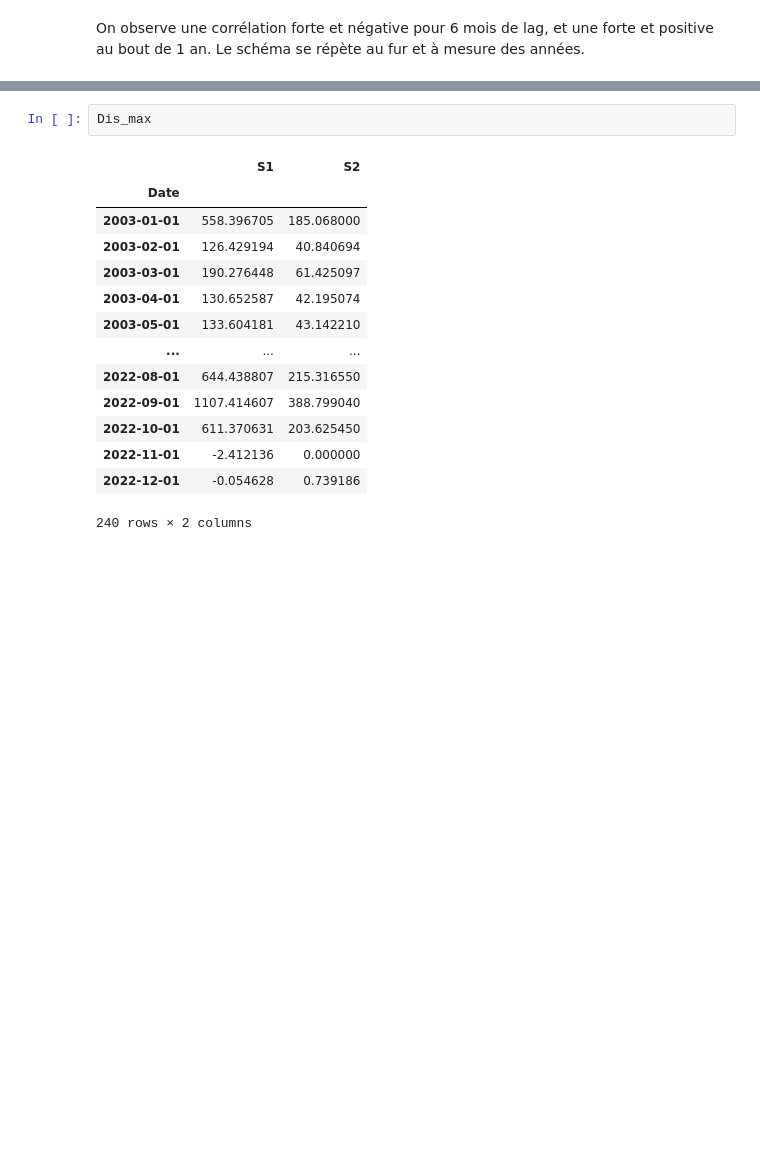
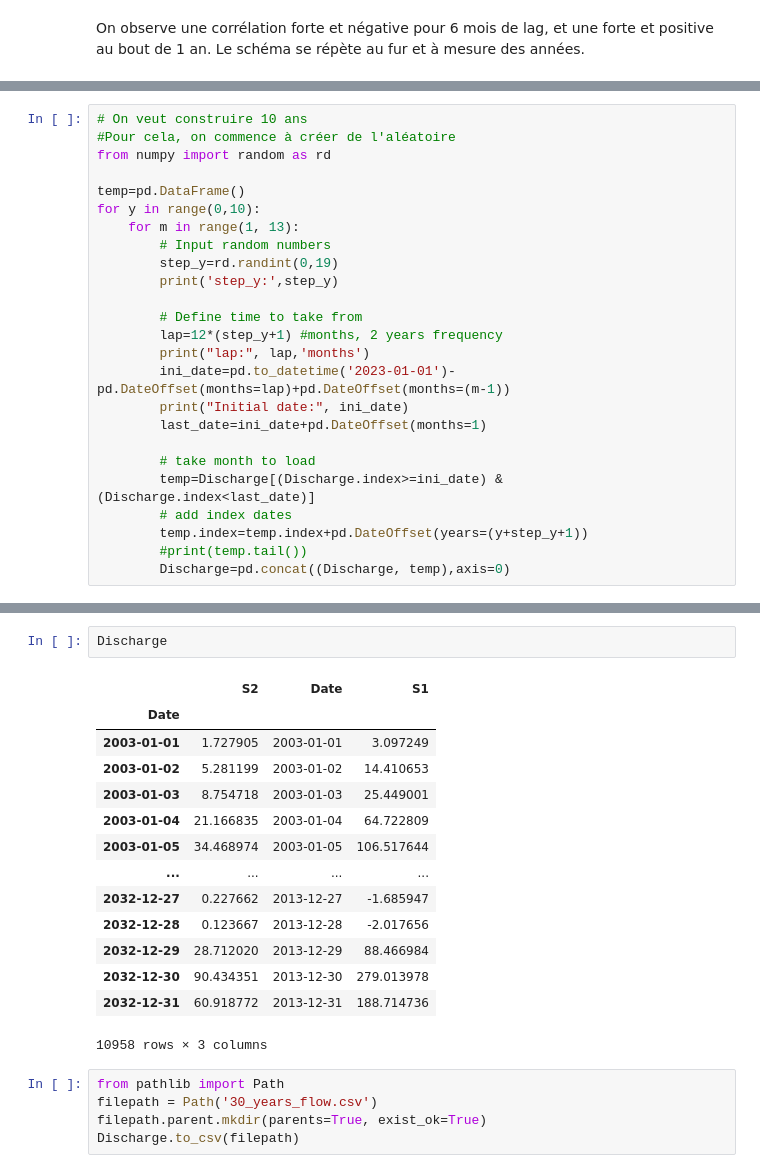
Before and after one commit to Margaux-Ccd/WREM_dam, a Jupyter notebook: data_analysis.ipynb, the cells around one changed output, grey strips where cells are left out. Drawn from its saved outputs; the diff is of its cells as text; blank space fills up the shorter version.

```diff
--- a/data_analysis.ipynb
+++ b/data_analysis.ipynb
@@ -284,0 +234,25 @@ semester 1                     S1          S2
+# %%
+# On veut construire 10 ans
+#Pour cela, on commence à créer de l'aléatoire
+from numpy import random as rd
+
+temp=pd.DataFrame()
+for y in range(0,10):
+    for m in range(1, 13):
+        # Input random numbers
+        step_y=rd.randint(0,19)
+        print('step_y:',step_y)
+
+        # Define time to take from
+        lap=12*(step_y+1) #months, 2 years frequency
+        print("lap:", lap,'months')
+        ini_date=pd.to_datetime('2023-01-01')-pd.DateOffset(months=lap)+pd.DateOffset(months=(m-1))
+        print("Initial date:", ini_date)
+        last_date=ini_date+pd.DateOffset(months=1)
+
+        # take month to load
+        temp=Discharge[(Discharge.index>=ini_date) & (Discharge.index<last_date)]
+        # add index dates
+        temp.index=temp.index+pd.DateOffset(years=(y+step_y+1))
+        #print(temp.tail())
+        Discharge=pd.concat((Discharge, temp),axis=0)
@@ -285,17 +277,22 @@ semester 1                     S1          S2
 # %%
-Dis_max
+Discharge
 # %% [output]
-|  | S1 | S2 |
-| Date |  |  |
-| 2003-01-01 | 558.396705 | 185.068000 |
-| 2003-02-01 | 126.429194 | 40.840694 |
-| 2003-03-01 | 190.276448 | 61.425097 |
-| 2003-04-01 | 130.652587 | 42.195074 |
-| 2003-05-01 | 133.604181 | 43.142210 |
-| ... | ... | ... |
-| 2022-08-01 | 644.438807 | 215.316550 |
-| 2022-09-01 | 1107.414607 | 388.799040 |
-| 2022-10-01 | 611.370631 | 203.625450 |
-| 2022-11-01 | -2.412136 | 0.000000 |
-| 2022-12-01 | -0.054628 | 0.739186 |
+|  | S2 | Date | S1 |
+| Date |  |  |  |
+| 2003-01-01 | 1.727905 | 2003-01-01 | 3.097249 |
+| 2003-01-02 | 5.281199 | 2003-01-02 | 14.410653 |
+| 2003-01-03 | 8.754718 | 2003-01-03 | 25.449001 |
+| 2003-01-04 | 21.166835 | 2003-01-04 | 64.722809 |
+| 2003-01-05 | 34.468974 | 2003-01-05 | 106.517644 |
+| ... | ... | ... | ... |
+| 2032-12-27 | 0.227662 | 2013-12-27 | -1.685947 |
+| 2032-12-28 | 0.123667 | 2013-12-28 | -2.017656 |
+| 2032-12-29 | 28.712020 | 2013-12-29 | 88.466984 |
+| 2032-12-30 | 90.434351 | 2013-12-30 | 279.013978 |
+| 2032-12-31 | 60.918772 | 2013-12-31 | 188.714736 |
-240 rows × 2 columns
+10958 rows × 3 columns
+# %%
+from pathlib import Path
+filepath = Path('30_years_flow.csv')
+filepath.parent.mkdir(parents=True, exist_ok=True)
+Discharge.to_csv(filepath)
```
Also changed, not shown: parts of 18 cells of this notebook, 3 other files.
